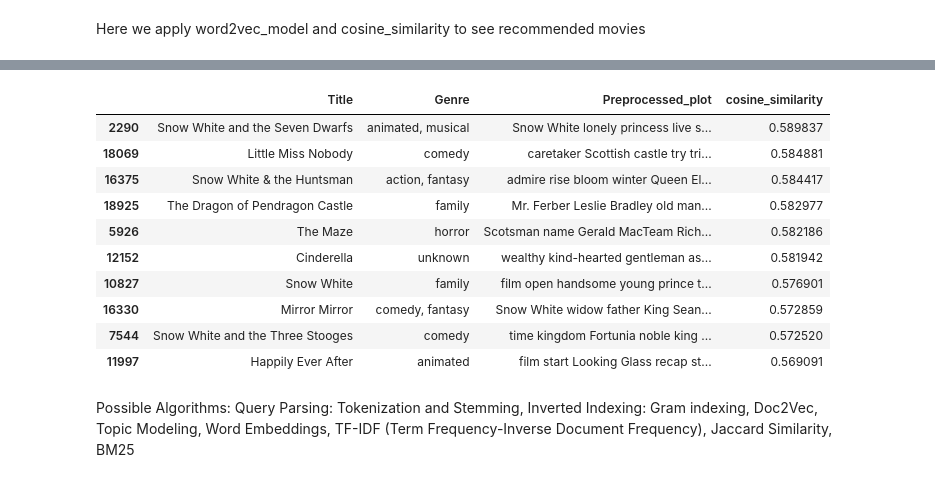
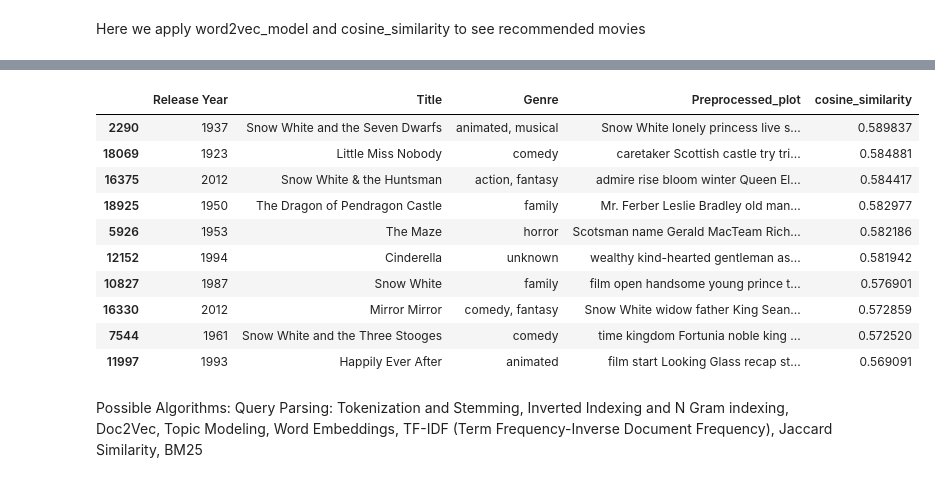
Before and after one commit to AnnilaMunsaf/InformationRetrievalProject, a Jupyter notebook: Movies_retrieval_system.ipynb, the cells around one changed output, grey strips where cells are left out. Cells and saved outputs as stored; diff of their text form; code cells hidden in the pictures.

```diff
--- a/Movies_retrieval_system.ipynb
+++ b/Movies_retrieval_system.ipynb
@@ -259,26 +259,26 @@ movies_df.head()
 # %%
 # Sort the DataFrame based on 'cosine_similarity' in ascending order
 movies_df_sorted = movies_df.sort_values(by='cosine_similarity', ascending=False)
 
 # Retrieve the top 10 movies
 top_10_movies = movies_df_sorted.head(10)
 
 # Display the top 10 movies
-top_10_movies[['Title','Genre', 'Preprocessed_plot', 'cosine_similarity']]
+top_10_movies[['Release Year', 'Title','Genre', 'Preprocessed_plot', 'cosine_similarity']]
 # %% [output]
-|  | Title | Genre | Preprocessed_plot | cosine_similarity |
-| 2290 | Snow White and the Seven Dwarfs | animated, musical | Snow White lonely princess live s... | 0.589837 |
-| 18069 | Little Miss Nobody | comedy | caretaker Scottish castle try tri... | 0.584881 |
-| 16375 | Snow White & the Huntsman | action, fantasy | admire rise bloom winter Queen El... | 0.584417 |
-| 18925 | The Dragon of Pendragon Castle | family | Mr. Ferber Leslie Bradley old man... | 0.582977 |
-| 5926 | The Maze | horror | Scotsman name Gerald MacTeam Rich... | 0.582186 |
-| 12152 | Cinderella | unknown | wealthy kind-hearted gentleman as... | 0.581942 |
-| 10827 | Snow White | family | film open handsome young prince t... | 0.576901 |
-| 16330 | Mirror Mirror | comedy, fantasy | Snow White widow father King Sean... | 0.572859 |
-| 7544 | Snow White and the Three Stooges | comedy | time kingdom Fortunia noble king ... | 0.572520 |
-| 11997 | Happily Ever After | animated | film start Looking Glass recap st... | 0.569091 |
+|  | Release Year | Title | Genre | Preprocessed_plot | cosine_similarity |
+| 2290 | 1937 | Snow White and the Seven Dwarfs | animated, musical | Snow White lonely princess live s... | 0.589837 |
+| 18069 | 1923 | Little Miss Nobody | comedy | caretaker Scottish castle try tri... | 0.584881 |
+| 16375 | 2012 | Snow White & the Huntsman | action, fantasy | admire rise bloom winter Queen El... | 0.584417 |
+| 18925 | 1950 | The Dragon of Pendragon Castle | family | Mr. Ferber Leslie Bradley old man... | 0.582977 |
+| 5926 | 1953 | The Maze | horror | Scotsman name Gerald MacTeam Rich... | 0.582186 |
+| 12152 | 1994 | Cinderella | unknown | wealthy kind-hearted gentleman as... | 0.581942 |
+| 10827 | 1987 | Snow White | family | film open handsome young prince t... | 0.576901 |
+| 16330 | 2012 | Mirror Mirror | comedy, fantasy | Snow White widow father King Sean... | 0.572859 |
+| 7544 | 1961 | Snow White and the Three Stooges | comedy | time kingdom Fortunia noble king ... | 0.572520 |
+| 11997 | 1993 | Happily Ever After | animated | film start Looking Glass recap st... | 0.569091 |
 # %% [markdown]
 Possible Algorithms:
-Query Parsing: Tokenization and Stemming, Inverted Indexing: Gram indexing, Doc2Vec, Topic Modeling, Word Embeddings, TF-IDF (Term Frequency-Inverse Document Frequency), Jaccard Similarity,
+Query Parsing: Tokenization and Stemming, Inverted Indexing and N Gram indexing, Doc2Vec, Topic Modeling, Word Embeddings, TF-IDF (Term Frequency-Inverse Document Frequency), Jaccard Similarity,
 BM25
 # %%
```
Also changed, not shown: parts of 6 cells of this notebook.
